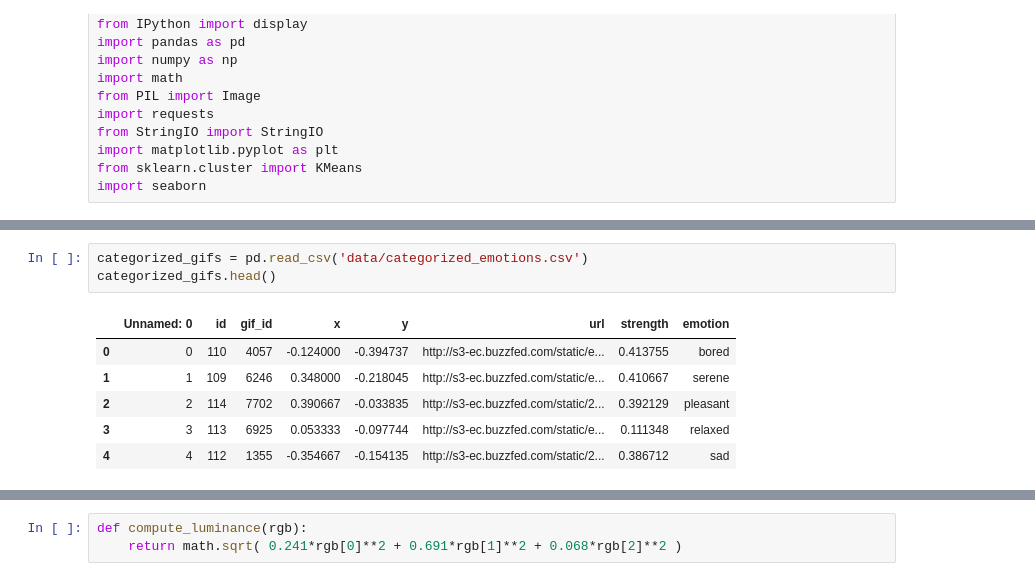
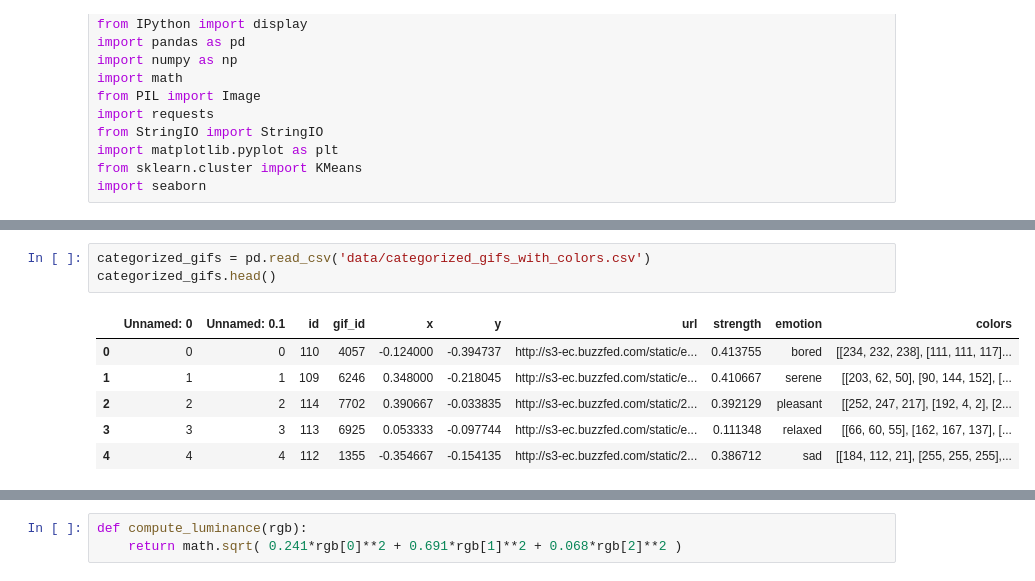
Before and after one commit to vedtopkar/LOLNLP, a Jupyter notebook: Color Analysis.ipynb, the cells around one changed output, grey strips where cells are left out. Drawn from its saved outputs; the diff is of its cells as text.

```diff
--- a/Color Analysis.ipynb
+++ b/Color Analysis.ipynb
@@ -88,12 +119,12 @@ Frames: 16
 [interactive output not drawn]
 [interactive output not drawn]
 # %%
-categorized_gifs = pd.read_csv('data/categorized_emotions.csv')
+categorized_gifs = pd.read_csv('data/categorized_gifs_with_colors.csv')
 categorized_gifs.head()
 # %% [output]
-|  | Unnamed: 0 | id | gif_id | x | y | url | strength | emotion |
-| 0 | 0 | 110 | 4057 | -0.124000 | -0.394737 | http://s3-ec.buzzfed.com/static/e... | 0.413755 | bored |
-| 1 | 1 | 109 | 6246 | 0.348000 | -0.218045 | http://s3-ec.buzzfed.com/static/e... | 0.410667 | serene |
-| 2 | 2 | 114 | 7702 | 0.390667 | -0.033835 | http://s3-ec.buzzfed.com/static/2... | 0.392129 | pleasant |
-| 3 | 3 | 113 | 6925 | 0.053333 | -0.097744 | http://s3-ec.buzzfed.com/static/e... | 0.111348 | relaxed |
-| 4 | 4 | 112 | 1355 | -0.354667 | -0.154135 | http://s3-ec.buzzfed.com/static/2... | 0.386712 | sad |
+|  | Unnamed: 0 | Unnamed: 0.1 | id | gif_id | x | y | url | strength | emotion | colors |
+| 0 | 0 | 0 | 110 | 4057 | -0.124000 | -0.394737 | http://s3-ec.buzzfed.com/static/e... | 0.413755 | bored | [[234, 232, 238], [111, 111, 117]... |
+| 1 | 1 | 1 | 109 | 6246 | 0.348000 | -0.218045 | http://s3-ec.buzzfed.com/static/e... | 0.410667 | serene | [[203, 62, 50], [90, 144, 152], [... |
+| 2 | 2 | 2 | 114 | 7702 | 0.390667 | -0.033835 | http://s3-ec.buzzfed.com/static/2... | 0.392129 | pleasant | [[252, 247, 217], [192, 4, 2], [2... |
+| 3 | 3 | 3 | 113 | 6925 | 0.053333 | -0.097744 | http://s3-ec.buzzfed.com/static/e... | 0.111348 | relaxed | [[66, 60, 55], [162, 167, 137], [... |
+| 4 | 4 | 4 | 112 | 1355 | -0.354667 | -0.154135 | http://s3-ec.buzzfed.com/static/2... | 0.386712 | sad | [[184, 112, 21], [255, 255, 255],... |
```
Also changed, not shown: parts of 15 cells of this notebook, 1 other file.
